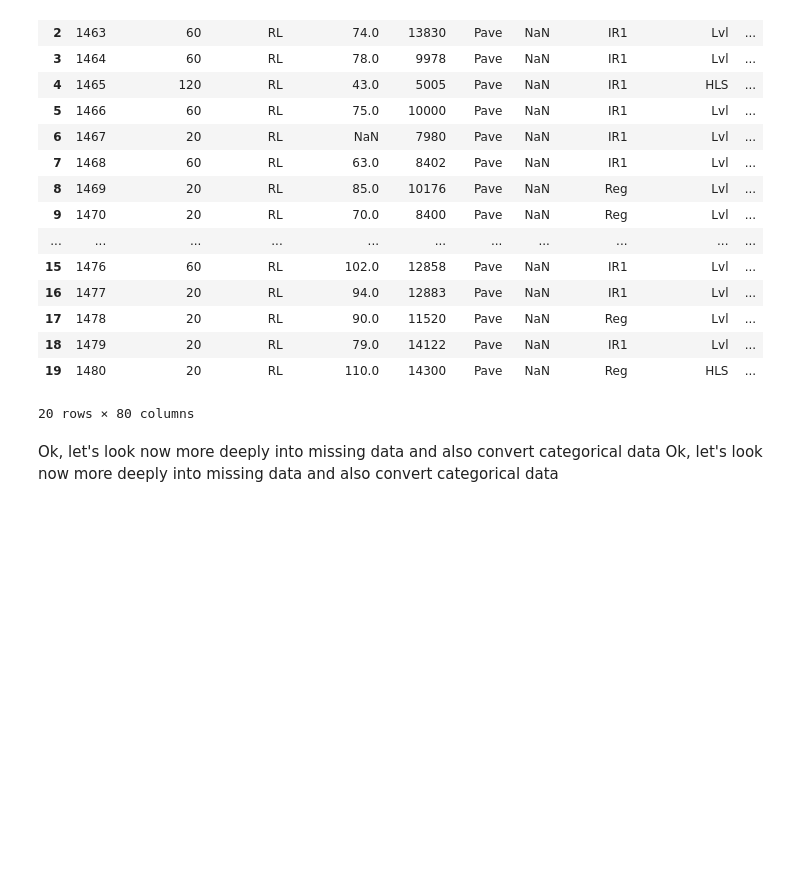
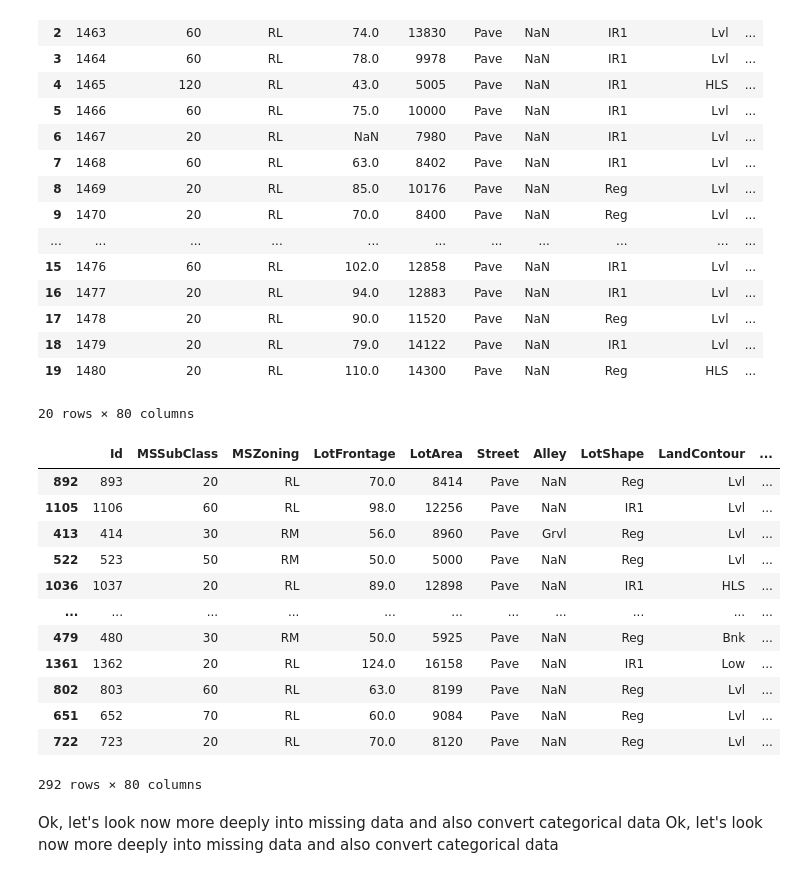
Before and after one commit to dimas2422/house-price-prediction, a Jupyter notebook: scripts.ipynb, the cells around one changed output. Drawn from its saved outputs; the diff is of its cells as text; code cells hidden in the pictures; blank space fills up the shorter version.

```diff
--- a/scripts.ipynb
+++ b/scripts.ipynb
@@ -38,3 +43,20 @@ X_target = train_data["SalePrice"]
+# %%
+X_train, Y_train, X_target, Y_target = train_test_split(X_train,X_target,test_size=0.2, random_state=42)
+Y_train
+# %% [output]
+|  | Id | MSSubClass | MSZoning | LotFrontage | LotArea | Street | Alley | LotShape | LandContour | ... |
+| 892 | 893 | 20 | RL | 70.0 | 8414 | Pave | NaN | Reg | Lvl | ... |
+| 1105 | 1106 | 60 | RL | 98.0 | 12256 | Pave | NaN | IR1 | Lvl | ... |
+| 413 | 414 | 30 | RM | 56.0 | 8960 | Pave | Grvl | Reg | Lvl | ... |
+| 522 | 523 | 50 | RM | 50.0 | 5000 | Pave | NaN | Reg | Lvl | ... |
+| 1036 | 1037 | 20 | RL | 89.0 | 12898 | Pave | NaN | IR1 | HLS | ... |
+| ... | ... | ... | ... | ... | ... | ... | ... | ... | ... | ... |
+| 479 | 480 | 30 | RM | 50.0 | 5925 | Pave | NaN | Reg | Bnk | ... |
+| 1361 | 1362 | 20 | RL | 124.0 | 16158 | Pave | NaN | IR1 | Low | ... |
+| 802 | 803 | 60 | RL | 63.0 | 8199 | Pave | NaN | Reg | Lvl | ... |
+| 651 | 652 | 70 | RL | 60.0 | 9084 | Pave | NaN | Reg | Lvl | ... |
+| 722 | 723 | 20 | RL | 70.0 | 8120 | Pave | NaN | Reg | Lvl | ... |
+292 rows × 80 columns
 # %% [markdown]
 Ok, let's look now more deeply into missing data and also convert categorical data
 Ok, let's look now more deeply into missing data and also convert categorical data
```
Also changed, not shown: parts of 18 cells of this notebook.
